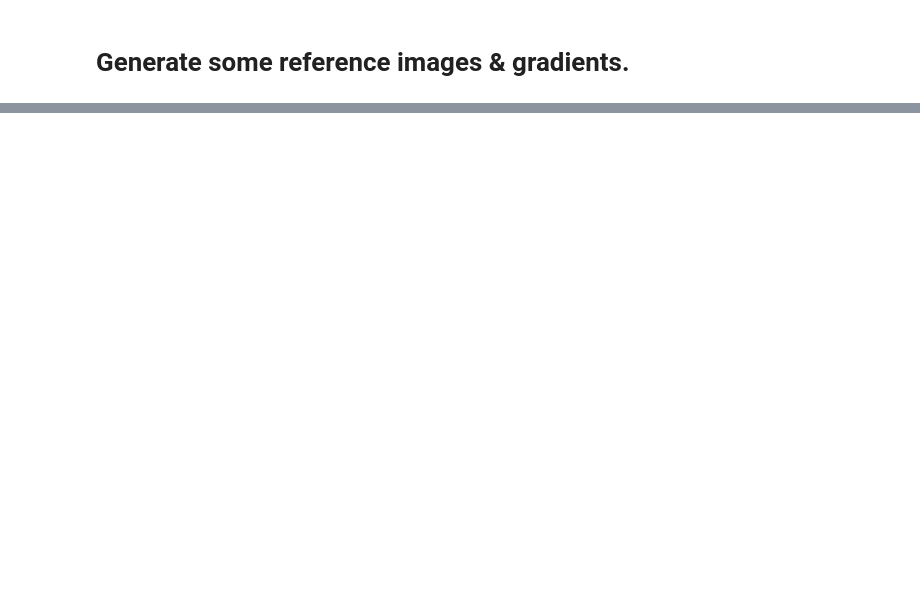
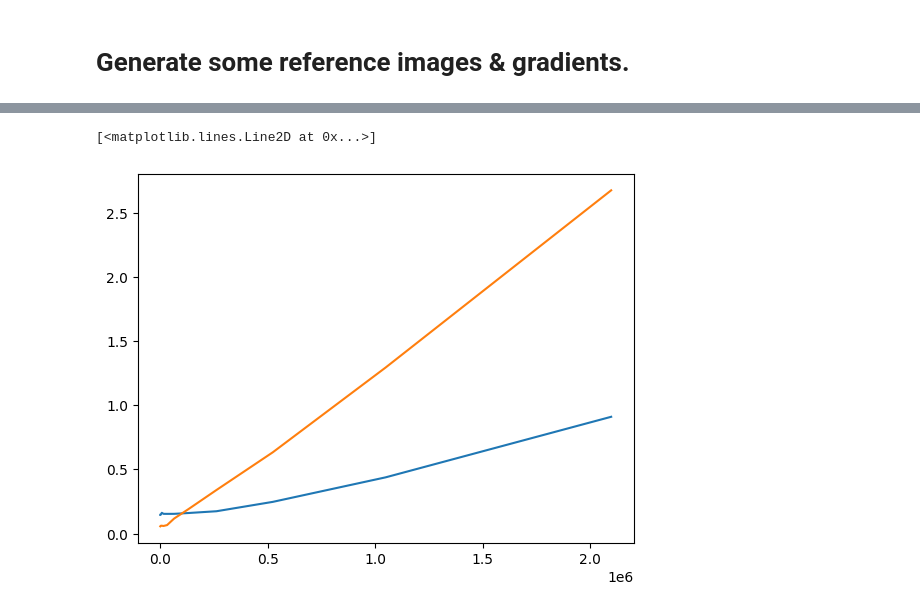
Before and after one commit to wartron/brush, a Jupyter notebook: crates/brush-render/test_cases/NerfStudioRefGen.ipynb, the cells around one changed output, grey strips where cells are left out. Saved outputs shown, nothing was run; the diff lists cells and outputs as text; code cells hidden in the pictures; blank space fills up the shorter version.

```diff
--- a/crates/brush-render/test_cases/NerfStudioRefGen.ipynb
+++ b/crates/brush-render/test_cases/NerfStudioRefGen.ipynb
@@ -380,0 +456,6 @@ plt.plot(splat_counts, rust_times)
+# %%
+plt.plot(splat_counts, times[:, 1])
+plt.plot(splat_counts, rust_bwd_times)
+# %% [output]
+[<matplotlib.lines.Line2D at 0x...>]
+[figure, added]
```
Also changed, not shown: parts of 5 cells of this notebook, 1 other file.
